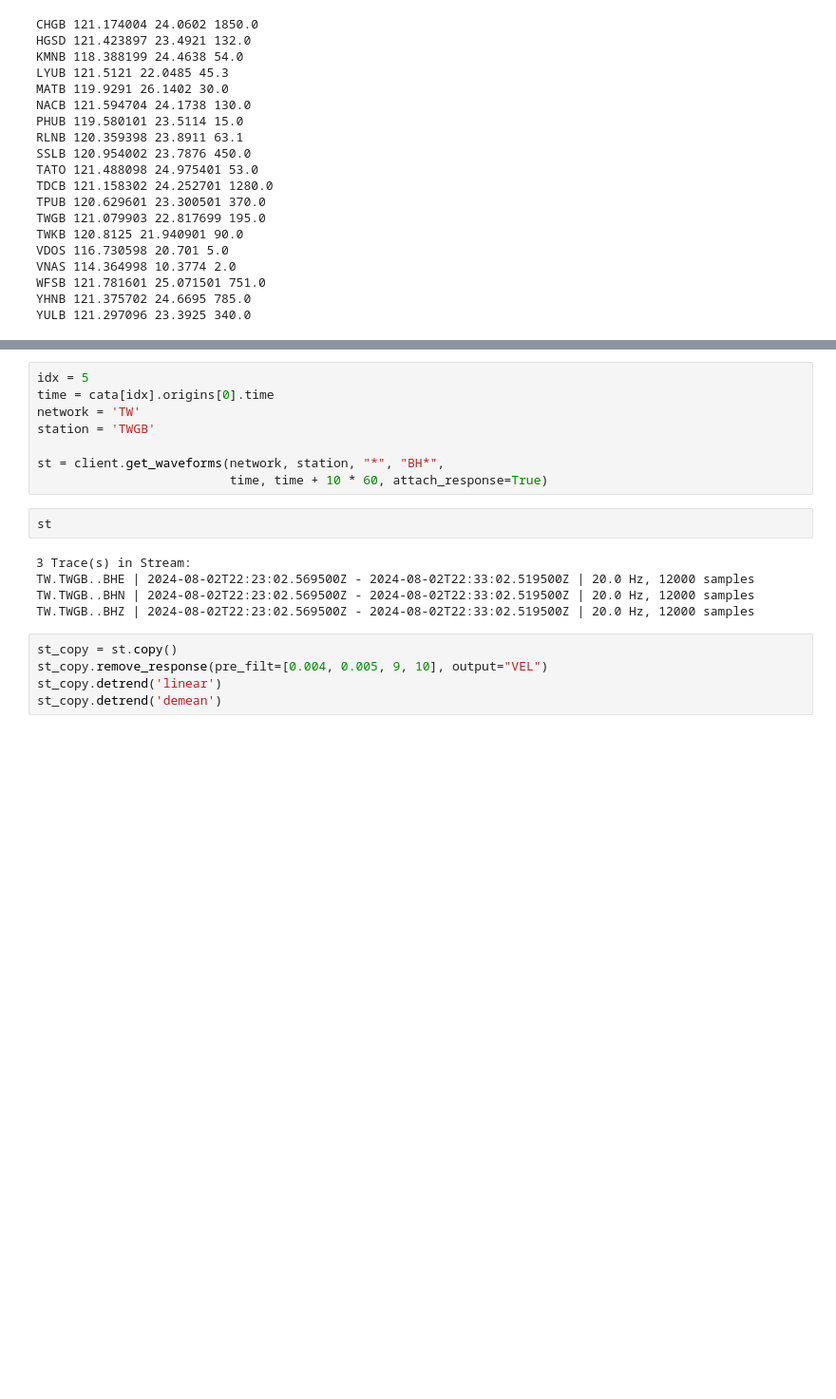
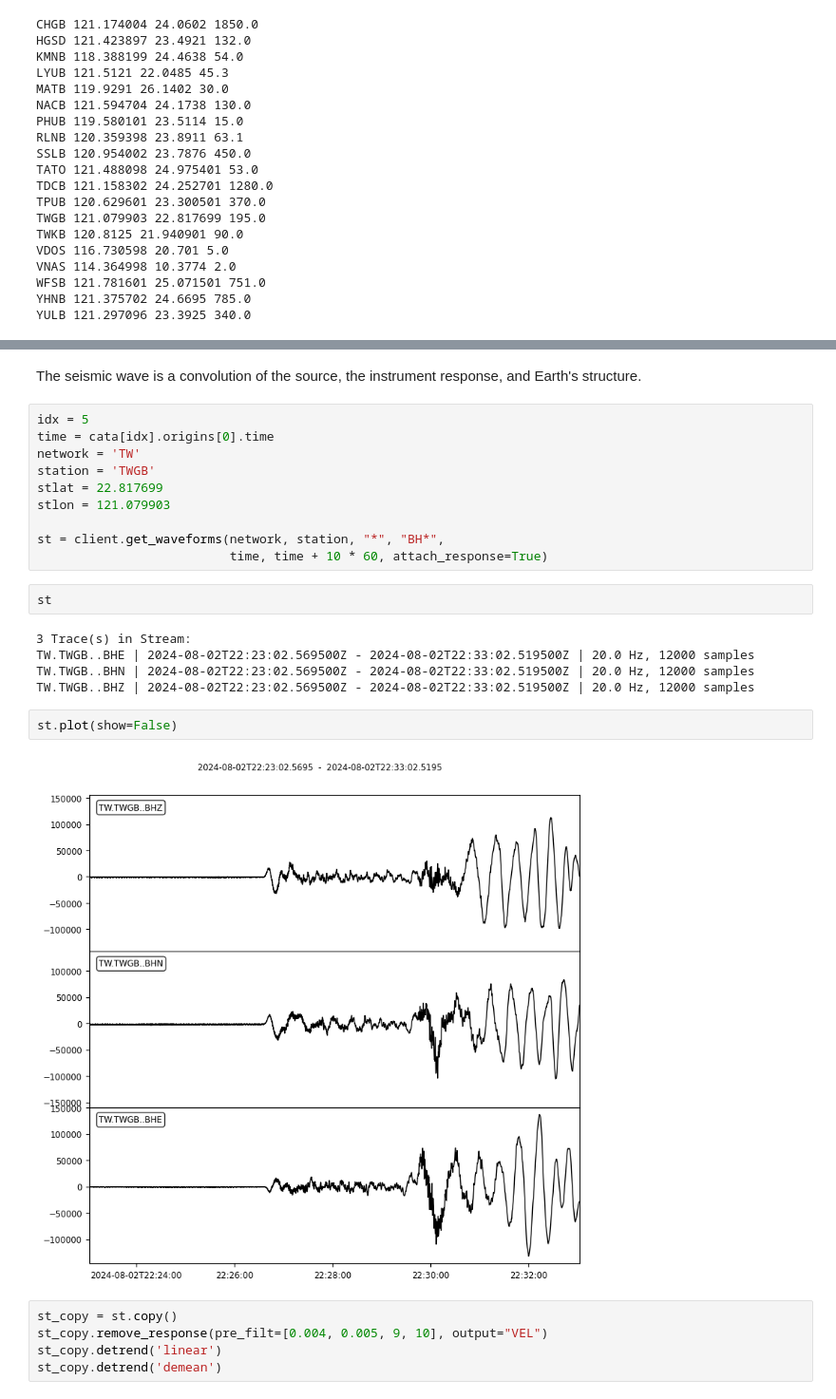
Before and after one commit to jhtong33/2024_NTU_python101, a Jupyter notebook: 03.Obspy_access_data.ipynb, the cells around one changed output, grey strips where cells are left out. Shown at 95% size. Cells and saved outputs as stored; diff of their text form; blank space fills up the shorter version.

```diff
--- a/03.Obspy_access_data.ipynb
+++ b/03.Obspy_access_data.ipynb
@@ -131,9 +145,13 @@ for cat in cata[0:5]:
 ![image.png](attachment:41a18a87-9025-4d96-979b-d0711963b3d3.png)
+# %% [markdown]
+The seismic wave is a convolution of the source, the instrument response, and Earth's structure.
 # %%
 idx = 5
 time = cata[idx].origins[0].time
 network = 'TW'
 station = 'TWGB'
+stlat = 22.817699
+stlon = 121.079903
 
 st = client.get_waveforms(network, station, "*", "BH*",
                           time, time + 10 * 60, attach_response=True)
@@ -144,6 +162,10 @@ st
 TW.TWGB..BHE | 2024-08-02T22:23:02.569500Z - 2024-08-02T22:33:02.519500Z | 20.0 Hz, 12000 samples
 TW.TWGB..BHN | 2024-08-02T22:23:02.569500Z - 2024-08-02T22:33:02.519500Z | 20.0 Hz, 12000 samples
 TW.TWGB..BHZ | 2024-08-02T22:23:02.569500Z - 2024-08-02T22:33:02.519500Z | 20.0 Hz, 12000 samples
+# %%
+st.plot(show=False)
+# %% [output]
+[figure, added]
 # %%
 st_copy = st.copy()
 st_copy.remove_response(pre_filt=[0.004, 0.005, 9, 10], output="VEL")
```
Also changed, not shown: parts of 20 cells of this notebook.
